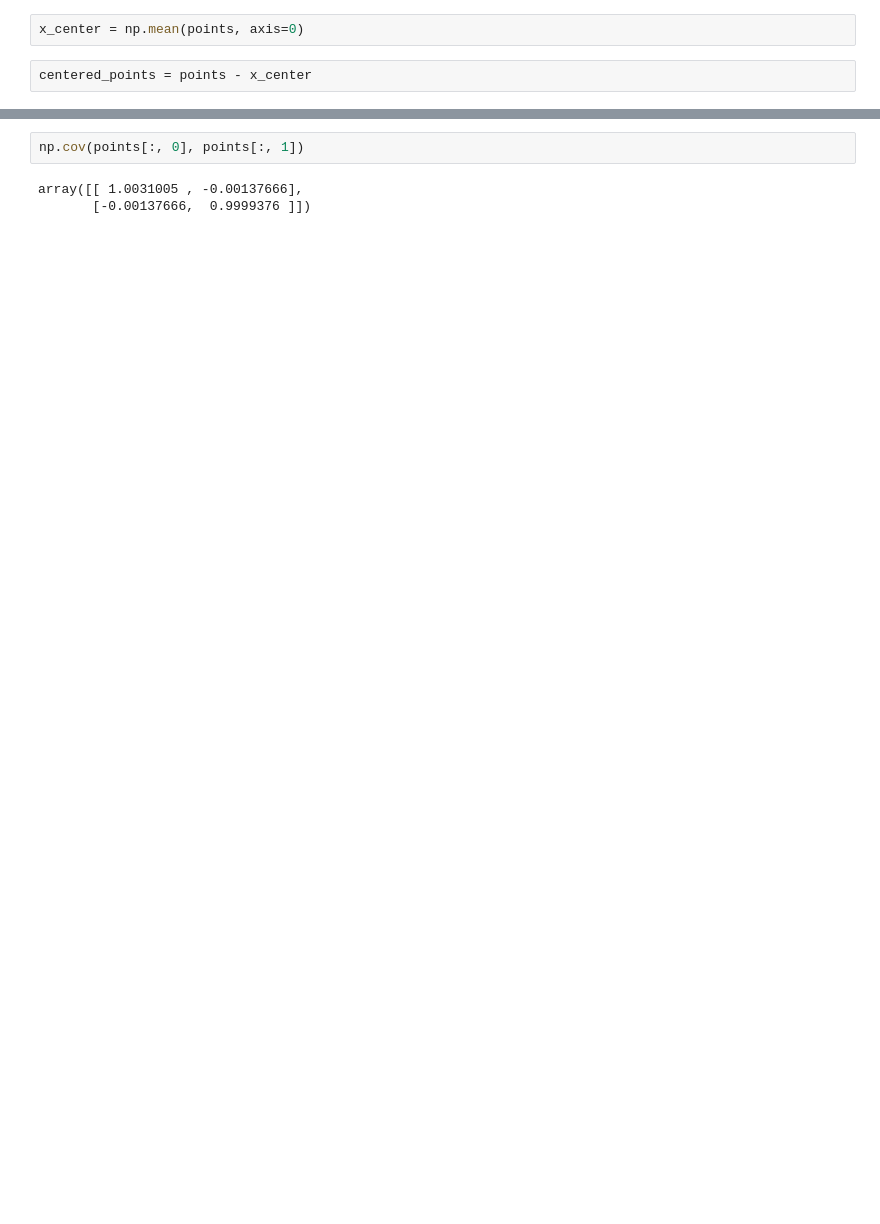
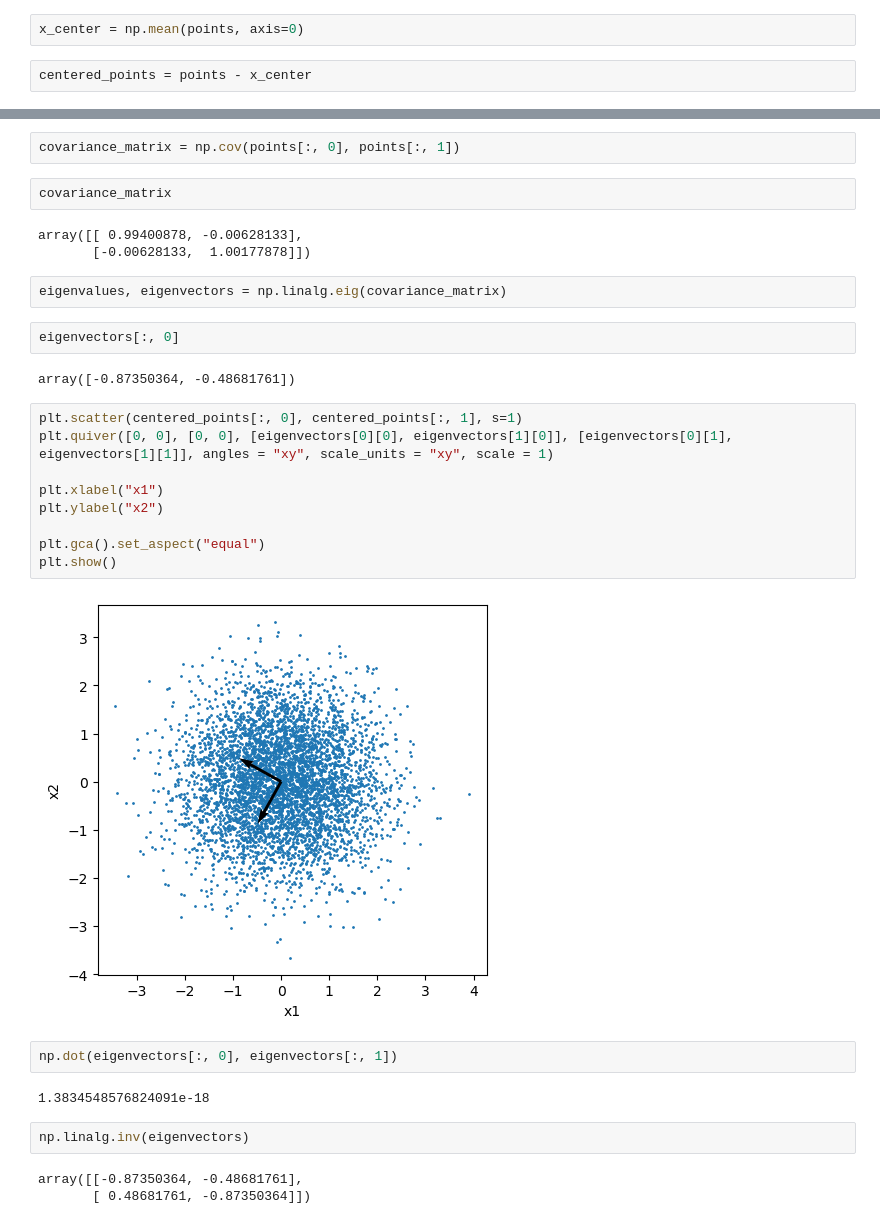
Before and after one commit to borisov5/Machine-Learning-September-2023, a Jupyter notebook: 07. Dimensionality Reduction/lecture.ipynb, the cells around one changed output, grey strips where cells are left out. Drawn from its saved outputs; the diff is of its cells as text; blank space fills up the shorter version.

```diff
--- a/07. Dimensionality Reduction/lecture.ipynb
+++ b/07. Dimensionality Reduction/lecture.ipynb
@@ -40,5 +42,33 @@ array([1.64313008e-18, 5.44453371e-17])
 # %%
-np.cov(points[:, 0], points[:, 1])
+covariance_matrix = np.cov(points[:, 0], points[:, 1])
-# %% [output]
-array([[ 1.0031005 , -0.00137666],
-       [-0.00137666,  0.9999376 ]])
+# %%
+covariance_matrix
+# %% [output]
+array([[ 0.99400878, -0.00628133],
+       [-0.00628133,  1.00177878]])
+# %%
+eigenvalues, eigenvectors = np.linalg.eig(covariance_matrix)
+# %%
+eigenvectors[:, 0]
+# %% [output]
+array([-0.87350364, -0.48681761])
+# %%
+plt.scatter(centered_points[:, 0], centered_points[:, 1], s=1)
+plt.quiver([0, 0], [0, 0], [eigenvectors[0][0], eigenvectors[1][0]], [eigenvectors[0][1], eigenvectors[1][1]], angles = "xy", scale_units = "xy", scale = 1)
+
+plt.xlabel("x1")
+plt.ylabel("x2")
+
+plt.gca().set_aspect("equal")
+plt.show()
+# %% [output]
+[figure, added]
+# %%
+np.dot(eigenvectors[:, 0], eigenvectors[:, 1])
+# %% [output]
+1.3834548576824091e-18
+# %%
+np.linalg.inv(eigenvectors)
+# %% [output]
+array([[-0.87350364, -0.48681761],
+       [ 0.48681761, -0.87350364]])
```
Also changed, not shown: parts of 13 cells of this notebook.
